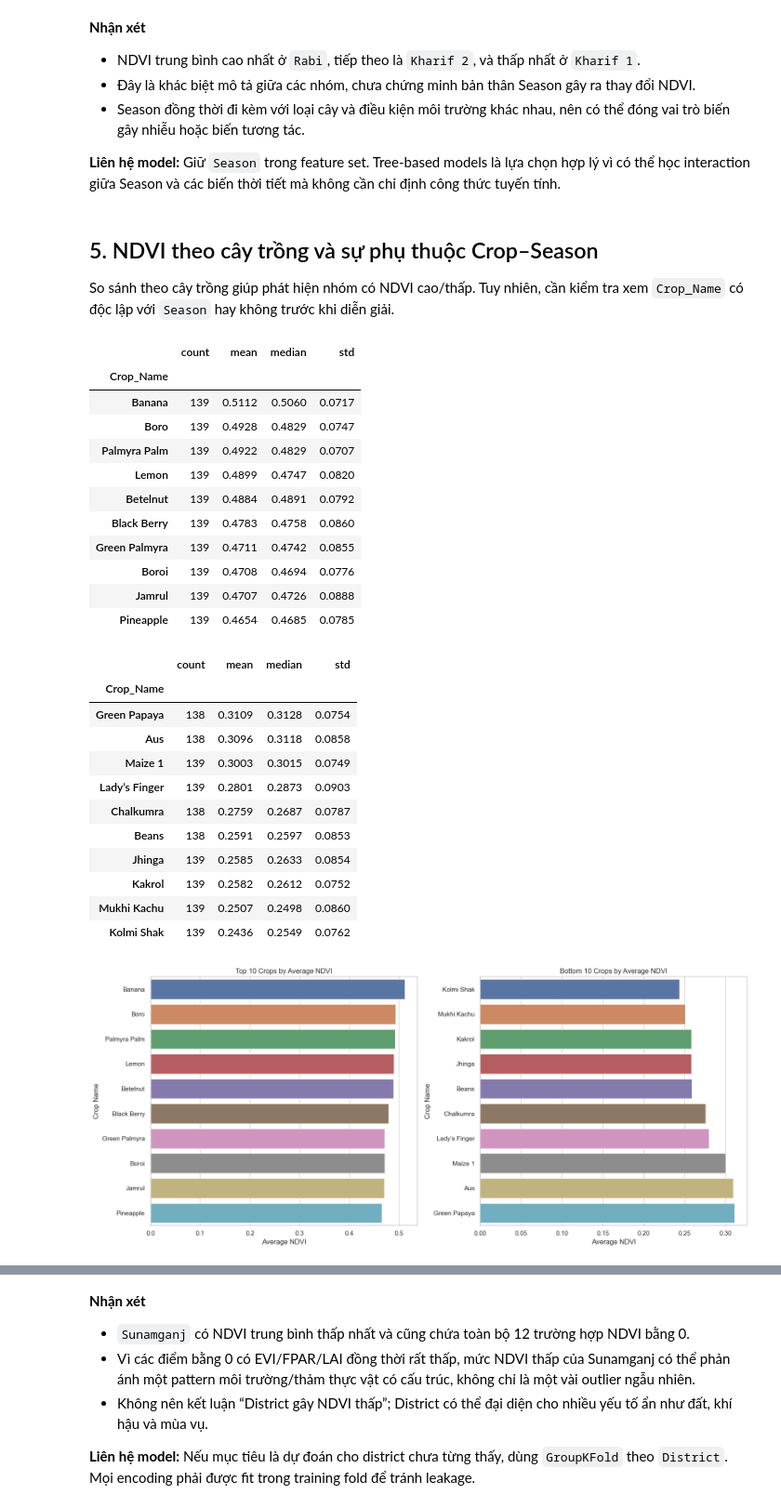
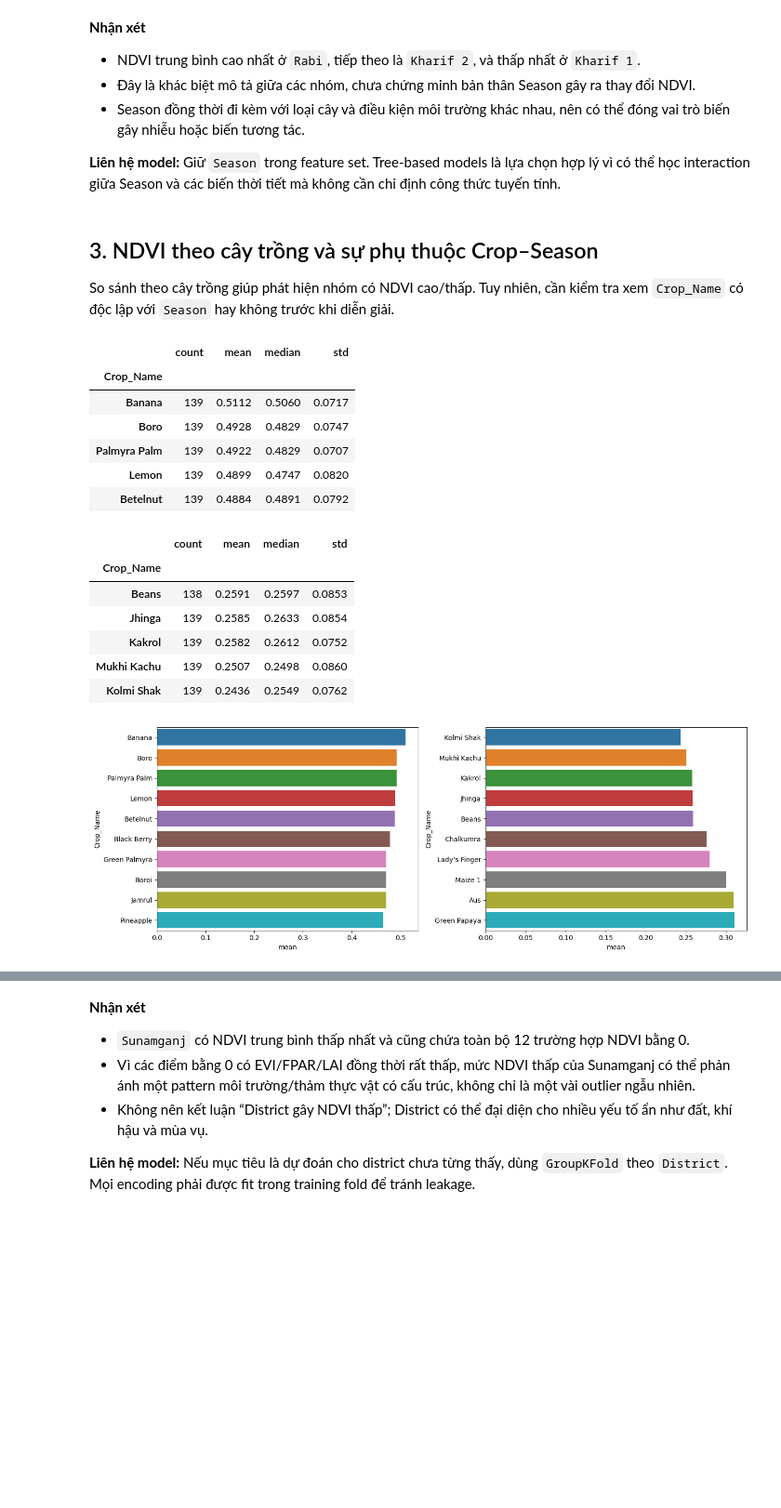
Before and after one commit to AKANEMO22/ADY201m---SU26, a Jupyter notebook: 3. EDA/EDA_Improved_Revised.ipynb, the cells around one changed output, grey strips where cells are left out. Shown at 93% size. Cells and saved outputs as stored; diff of their text form; code cells hidden in the pictures; blank space fills up the shorter version.

```diff
--- a/3. EDA/EDA_Improved_Revised.ipynb
+++ b/3. EDA/EDA_Improved_Revised.ipynb
@@ -9,8 +10,8 @@ import plotly.express as px
 df = pd.read_csv('Agri_Data_Cleaned.csv')
 target = "NDVI_Season_Mean"
 # %%
-pd.set_option("display.max_columns", None)
-pd.set_option("display.float_format", lambda x: f"{x:,.4f}")
+df = pd.read_csv('Agri_Data_Cleaned.csv')
+target = "NDVI_Season_Mean"
 df.head()
 # %% [output]
 |  | AP_Ratio | District | Season | Avg_Humidity | Crop_Name | Transplant | Growth | NDVI_Season_Mean | EVI | ... |
@@ -126,74 +103,46 @@ plt.show()
 
 **Liên hệ model:** Giữ `Season` trong feature set. Tree-based models là lựa chọn hợp lý vì có thể học interaction giữa Season và các biến thời tiết mà không cần chỉ định công thức tuyến tính.
 # %% [markdown]
-## 5. NDVI theo cây trồng và sự phụ thuộc Crop–Season
+## 3. NDVI theo cây trồng và sự phụ thuộc Crop–Season
 
 So sánh theo cây trồng giúp phát hiện nhóm có NDVI cao/thấp. Tuy nhiên, cần kiểm tra xem `Crop_Name` có độc lập với `Season` hay không trước khi diễn giải.
 # %%
-crop_summary = (
-    df_eda.groupby("Crop_Name")[target]
-    .agg(count="count", mean="mean", median="median", std="std")
-    .sort_values("mean", ascending=False)
-)
+summary_crop = (df.groupby('Crop_Name')[target]
+                .agg(count = 'count', mean = 'mean', median = 'median', std = 'std')
+                .sort_values(by = 'mean', ascending = False))
+display(summary_crop.head())
+print()
+display(summary_crop.tail())
 
-display(crop_summary.head(10))
-display(crop_summary.tail(10))
+fig, axes = plt.subplots(1, 2, figsize = (14, 5))
 
-fig, axes = plt.subplots(1, 2, figsize=(16, 7))
+sns.barplot(data = summary_crop.head(10),
+            x = 'mean',
+            y = 'Crop_Name',
+            hue = 'Crop_Name',
+            ax = axes[0])
 
-top_crops = crop_summary.head(10).reset_index()
-sns.barplot(
-    data=top_crops,
-    x="mean",
-    y="Crop_Name",
-    hue="Crop_Name",
-    dodge=False,
-    legend=False,
-    ax=axes[0]
-)
-axes[0].set_title("Top 10 Crops by Average NDVI")
-axes[0].set_xlabel("Average NDVI")
-axes[0].set_ylabel("Crop Name")
-
-bottom_crops = crop_summary.tail(10).sort_values("mean").reset_index()
-sns.barplot(
-    data=bottom_crops,
-    x="mean",
-    y="Crop_Name",
-    hue="Crop_Name",
-    dodge=False,
-    legend=False,
-    ax=axes[1]
-)
-axes[1].set_title("Bottom 10 Crops by Average NDVI")
-axes[1].set_xlabel("Average NDVI")
-axes[1].set_ylabel("Crop Name")
+sns.barplot(data = summary_crop.tail(10).sort_values(by = 'mean', ascending = True),
+            x = 'mean',
+            y = 'Crop_Name',
+            hue = 'Crop_Name',
+            ax = axes[1])
 
 plt.tight_layout()
 plt.show()
 # %% [output]
 |  | count | mean | median | std |
 | Crop_Name |  |  |  |  |
 | Banana | 139 | 0.5112 | 0.5060 | 0.0717 |
 | Boro | 139 | 0.4928 | 0.4829 | 0.0747 |
 | Palmyra Palm | 139 | 0.4922 | 0.4829 | 0.0707 |
 | Lemon | 139 | 0.4899 | 0.4747 | 0.0820 |
 | Betelnut | 139 | 0.4884 | 0.4891 | 0.0792 |
-| Black Berry | 139 | 0.4783 | 0.4758 | 0.0860 |
-| Green Palmyra | 139 | 0.4711 | 0.4742 | 0.0855 |
-| Boroi | 139 | 0.4708 | 0.4694 | 0.0776 |
-| Jamrul | 139 | 0.4707 | 0.4726 | 0.0888 |
-| Pineapple | 139 | 0.4654 | 0.4685 | 0.0785 |
 |  | count | mean | median | std |
 | Crop_Name |  |  |  |  |
-| Green Papaya | 138 | 0.3109 | 0.3128 | 0.0754 |
-| Aus | 138 | 0.3096 | 0.3118 | 0.0858 |
-| Maize 1 | 139 | 0.3003 | 0.3015 | 0.0749 |
-| Lady’s Finger | 139 | 0.2801 | 0.2873 | 0.0903 |
-| Chalkumra | 138 | 0.2759 | 0.2687 | 0.0787 |
 | Beans | 138 | 0.2591 | 0.2597 | 0.0853 |
 | Jhinga | 139 | 0.2585 | 0.2633 | 0.0854 |
 | Kakrol | 139 | 0.2582 | 0.2612 | 0.0752 |
 | Mukhi Kachu | 139 | 0.2507 | 0.2498 | 0.0860 |
 | Kolmi Shak | 139 | 0.2436 | 0.2549 | 0.0762 |
-[figure, old version]
+[figure, new version]
```
Also changed, not shown: parts of 25 cells of this notebook.
